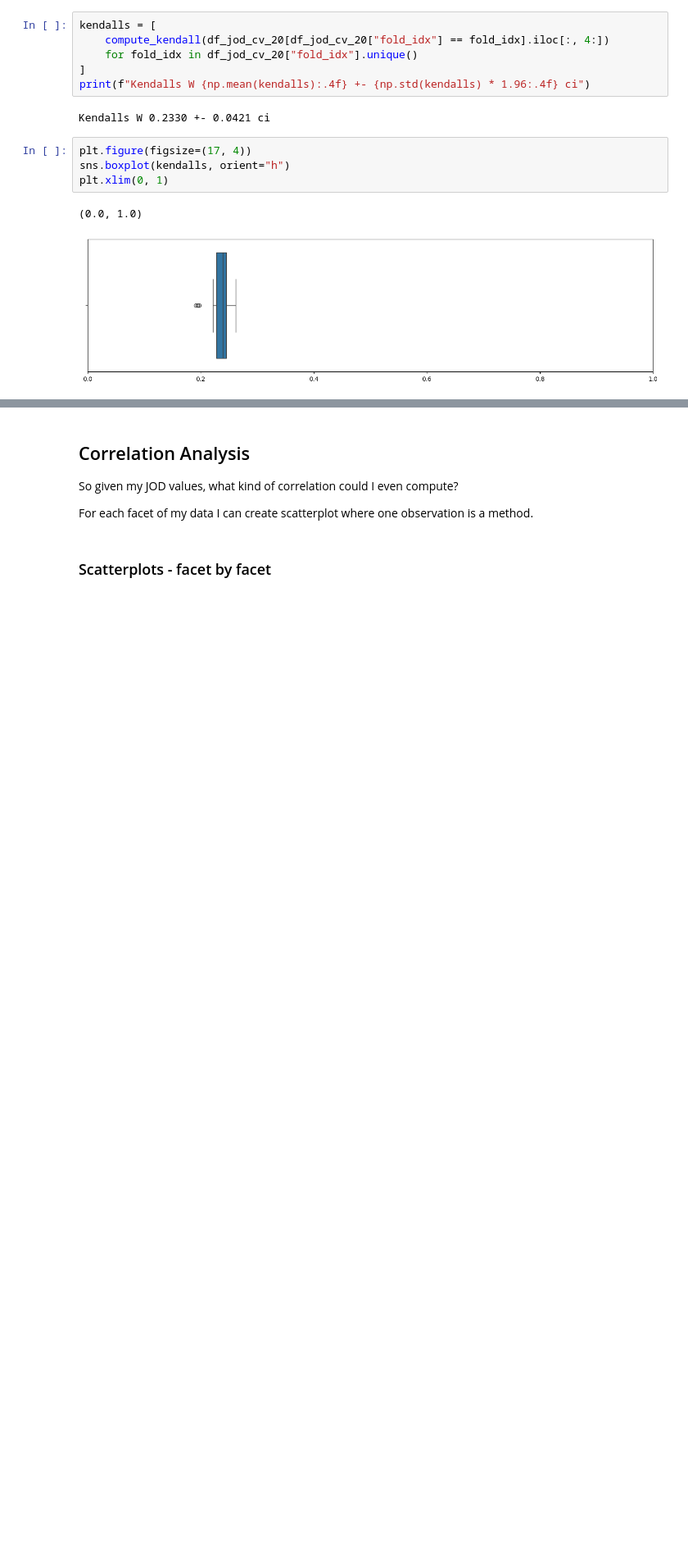
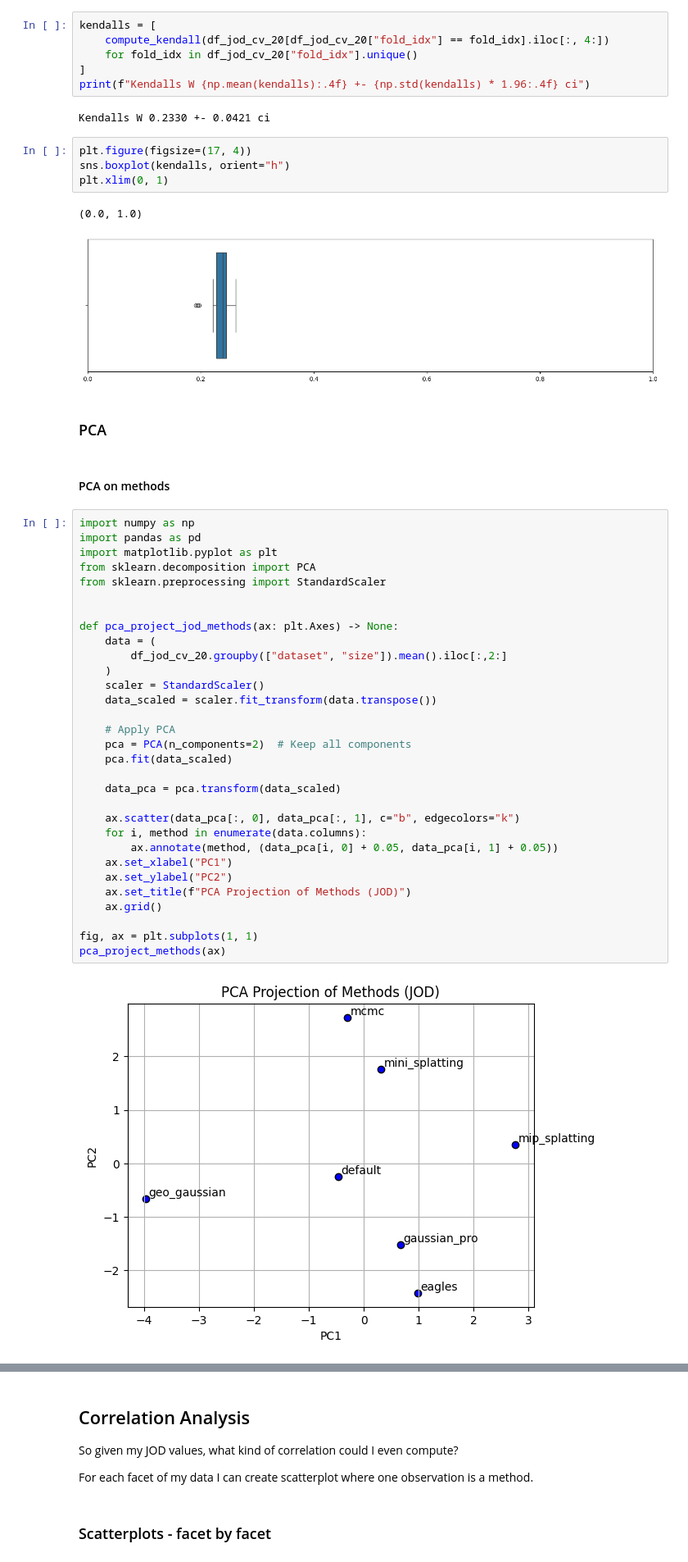
Before and after one commit to PaulErpen/final-data-analysis, a Jupyter notebook: joint-data-analysis.ipynb, the cells around one changed output, grey strips where cells are left out. Shown at 82% size. Saved outputs shown, nothing was run; the diff lists cells and outputs as text; blank space fills up the shorter version.

```diff
--- a/joint-data-analysis.ipynb
+++ b/joint-data-analysis.ipynb
@@ -480,3 +550,40 @@ plt.xlim(0, 1)
 # %% [output]
 (0.0, 1.0)
 [figure]
+# %% [markdown]
+### PCA
+# %% [markdown]
+#### PCA on methods
+# %%
+import numpy as np
+import pandas as pd
+import matplotlib.pyplot as plt
+from sklearn.decomposition import PCA
+from sklearn.preprocessing import StandardScaler
+
+
+def pca_project_jod_methods(ax: plt.Axes) -> None:
+    data = (
+        df_jod_cv_20.groupby(["dataset", "size"]).mean().iloc[:,2:]
+    )
+    scaler = StandardScaler()
+    data_scaled = scaler.fit_transform(data.transpose())
+
+    # Apply PCA
+    pca = PCA(n_components=2)  # Keep all components
+    pca.fit(data_scaled)
+
+    data_pca = pca.transform(data_scaled)
+
+    ax.scatter(data_pca[:, 0], data_pca[:, 1], c="b", edgecolors="k")
+    for i, method in enumerate(data.columns):
+        ax.annotate(method, (data_pca[i, 0] + 0.05, data_pca[i, 1] + 0.05))
+    ax.set_xlabel("PC1")
+    ax.set_ylabel("PC2")
+    ax.set_title(f"PCA Projection of Methods (JOD)")
+    ax.grid()
+
+fig, ax = plt.subplots(1, 1)
+pca_project_methods(ax)
+# %% [output]
+[figure, added]
```
Also changed, not shown: parts of 40 cells of this notebook.
